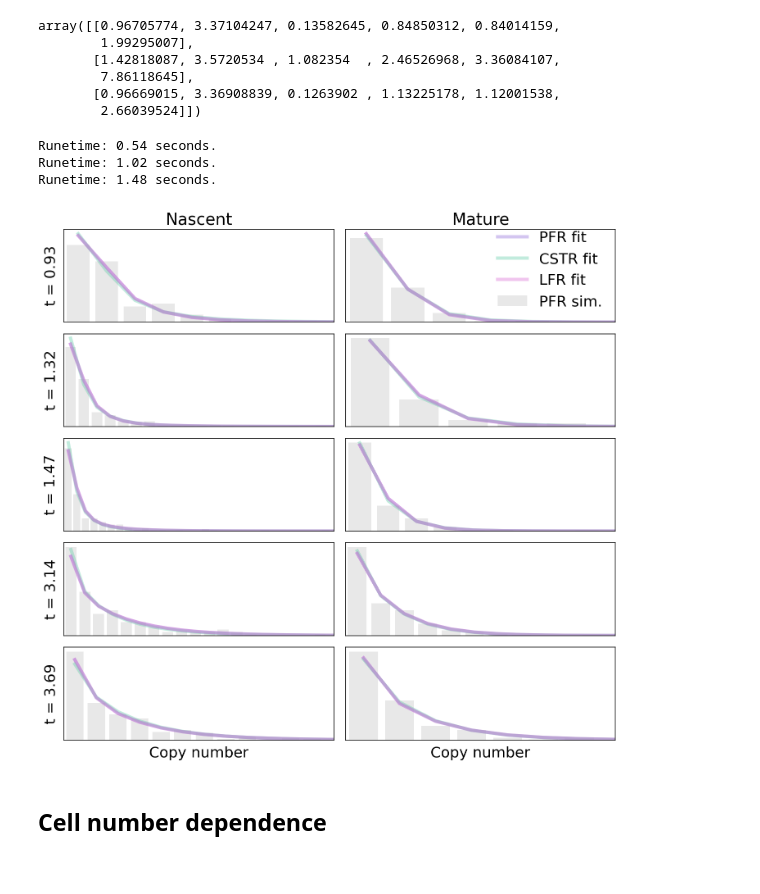
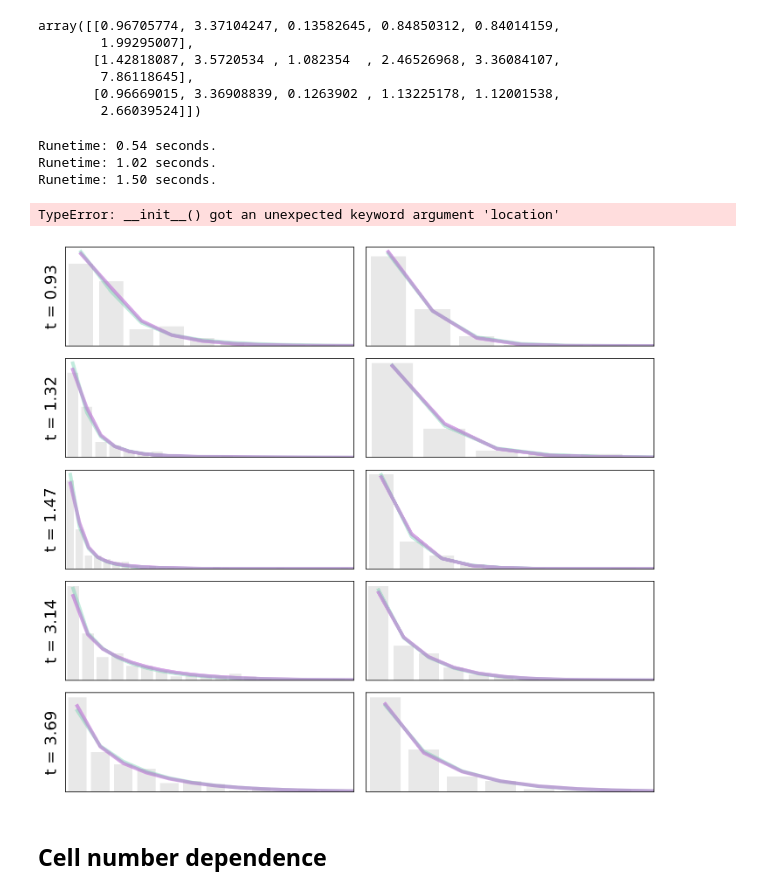
Before and after one commit to pachterlab/GVP_2023, a Jupyter notebook: gg230119_reactors.ipynb, the cells around one changed output. Drawn from its saved outputs; the diff is of its cells as text; code cells hidden in the pictures.

```diff
--- a/gg230119_reactors.ipynb
+++ b/gg230119_reactors.ipynb
@@ -1041,36 +1043,38 @@ for model_ in range(3):
                 ['poisson',muM0_fit]]
 
     Pss_joint = pss_wrapper(kinit_fit,beta_fit,gamma_fit,lambda t_: burst_size_time_dep_fun(t_,
                                                                                 model_switches[model_],burst_size_values_fit),
                             model_times[model_],mx,initcond_fit)[:,:,t_pts]
     Pss_all=[Pss_joint.sum(1-i) for i in range(n)]
     t2 = time.time()
 #     print(Pss_all)
     print('Runetime: {:.2f} seconds.'.format(t2-t1))
 
     for k,tind in enumerate(t_pts):
         for i in range(n):
             mx = [1]*n
 
             ub = X[:,tind,i].max() + 2
             mx[i] = int(ub)
             Pss = Pss_all[i][:,k]
             ax1[k,i].plot(Pss,color=model_colors[model_],linewidth=4,alpha=0.4,label=model_names[model_])
             ax1[k,i].set_xlim([-0.5,X[:,tind,i].max()+1])
     fig1.tight_layout()
-ax1[0,1].legend(fontsize=fs,frameon=False)
+ax1[0,1].legend(fontsize=fs,frameon=False,location='bottom right')
 ax1[0,0].set_title('Nascent',fontsize=20)
 ax1[0,1].set_title('Mature',fontsize=20)
 ax1[len(t_pts)-1,0].set_xlabel('Copy number',fontsize=fs)
 ax1[len(t_pts)-1,1].set_xlabel('Copy number',fontsize=fs)
 
+plt.tight_layout()
 plt.savefig('figs/fit_transient_distributions.png',dpi=450)
 plt.savefig('figs/fit_transient_distributions.pdf')
 # %% [output]
 Runetime: 0.54 seconds.
 Runetime: 1.02 seconds.
-Runetime: 1.48 seconds.
+Runetime: 1.50 seconds.
+TypeError: __init__() got an unexpected keyword argument 'location'
-[figure, old version]
+[figure, new version]
 # %% [markdown]
 ## Cell number dependence
 # %%
```
Also changed, not shown: parts of 1 cell of this notebook, 2 other files.
